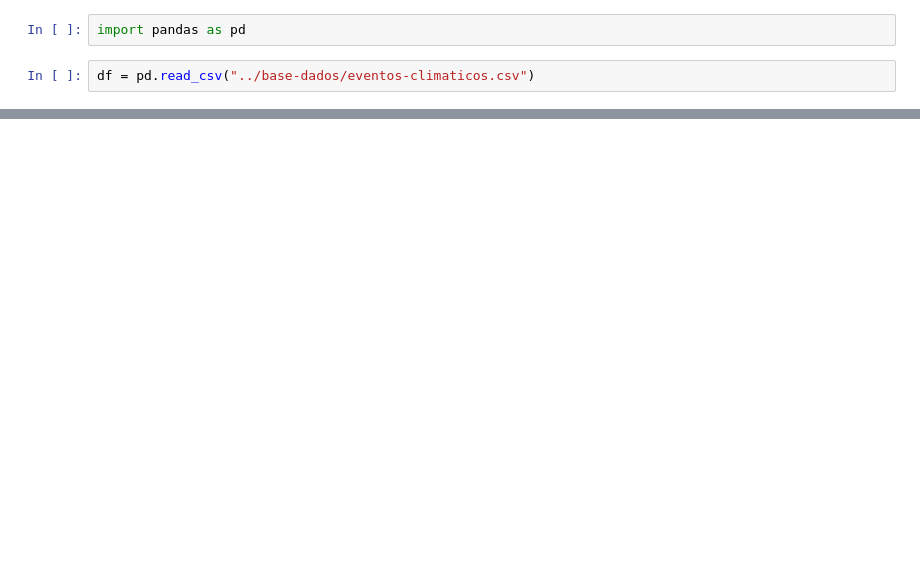
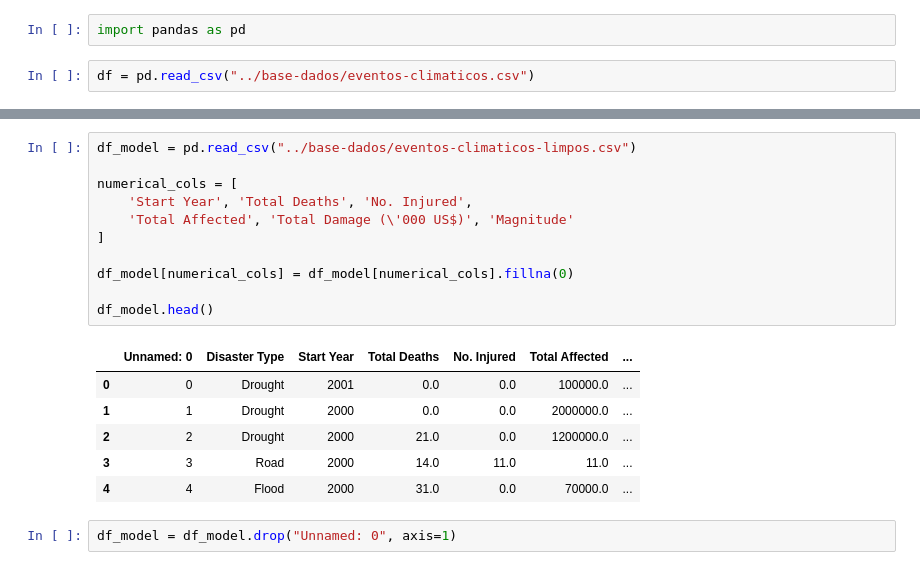
Before and after one commit to CoreWave-GlobalSolution-1-2025/CW-IA, a Jupyter notebook: notebooks/GS12025.ipynb, the cells around one changed output, grey strips where cells are left out. Saved outputs shown, nothing was run; the diff lists cells and outputs as text; blank space fills up the shorter version.

```diff
--- a/notebooks/GS12025.ipynb
+++ b/notebooks/GS12025.ipynb
@@ -18,0 +48,20 @@ array(['Drought', 'Road', 'Flood', 'Extreme temperature',
+# %%
+df_model = pd.read_csv("../base-dados/eventos-climaticos-limpos.csv")
+
+numerical_cols = [
+    'Start Year', 'Total Deaths', 'No. Injured',
+    'Total Affected', 'Total Damage (\'000 US$)', 'Magnitude'
+]
+
+df_model[numerical_cols] = df_model[numerical_cols].fillna(0)
+
+df_model.head()
+# %% [output]
+|  | Unnamed: 0 | Disaster Type | Start Year | Total Deaths | No. Injured | Total Affected | ... |
+| 0 | 0 | Drought | 2001 | 0.0 | 0.0 | 100000.0 | ... |
+| 1 | 1 | Drought | 2000 | 0.0 | 0.0 | 2000000.0 | ... |
+| 2 | 2 | Drought | 2000 | 21.0 | 0.0 | 1200000.0 | ... |
+| 3 | 3 | Road | 2000 | 14.0 | 11.0 | 11.0 | ... |
+| 4 | 4 | Flood | 2000 | 31.0 | 0.0 | 70000.0 | ... |
+# %%
+df_model = df_model.drop("Unnamed: 0", axis=1)
```
Also changed, not shown: parts of 11 cells of this notebook, 4 other files.
